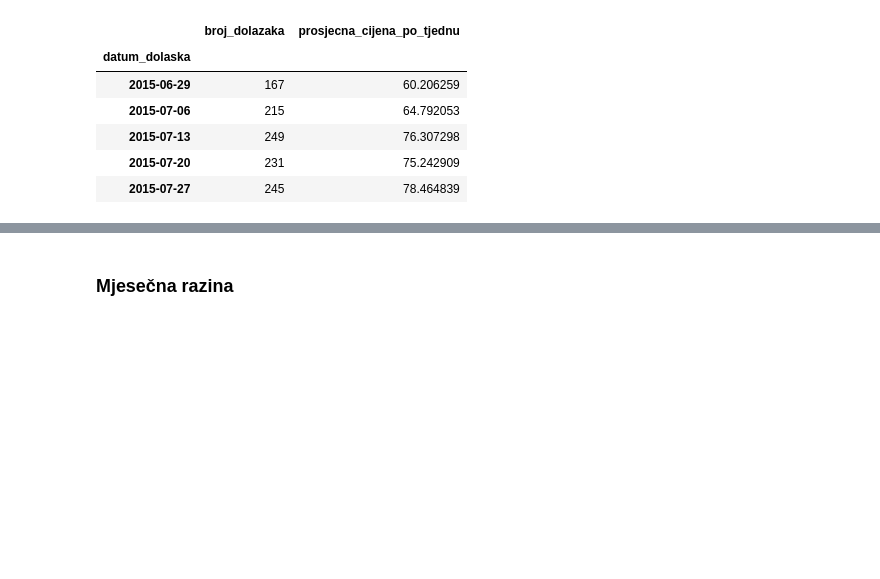
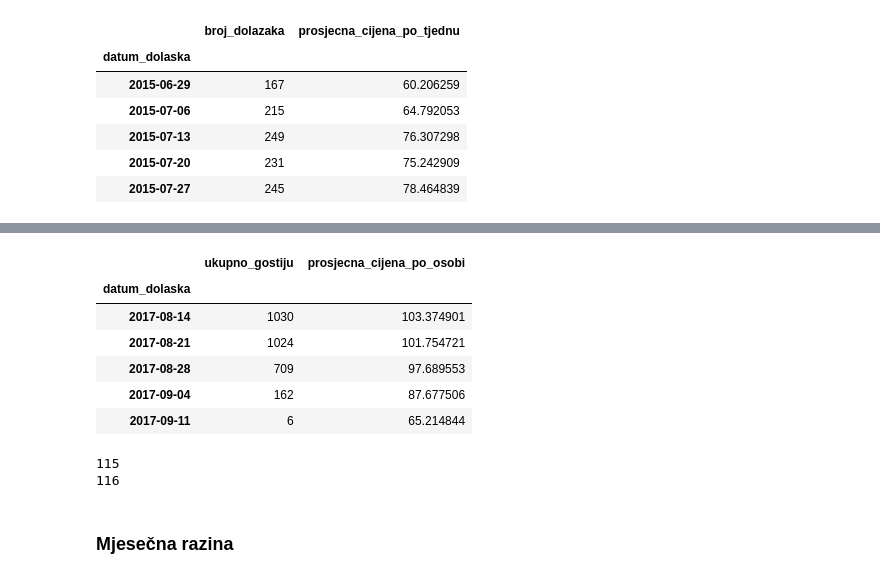
Before and after one commit to MarkoHaralovic/Prediction-of-Hotel-Occupancy, a Jupyter notebook: prediction-of-hotel-occupancy/notebooks/data_preprocessing.ipynb, the cells around one changed output, grey strips where cells are left out. Drawn from its saved outputs; the diff is of its cells as text; code cells hidden in the pictures; blank space fills up the shorter version.

```diff
--- a/prediction-of-hotel-occupancy/notebooks/data_preprocessing.ipynb
+++ b/prediction-of-hotel-occupancy/notebooks/data_preprocessing.ipynb
@@ -658,3 +658,19 @@ NumberOfNewGuestsWeeklyResort.head()
+# %%
+NumberOfGuestsWeeklyResort.tail()
+# %% [output]
+|  | ukupno_gostiju | prosjecna_cijena_po_osobi |
+| datum_dolaska |  |  |
+| 2017-08-14 | 1030 | 103.374901 |
+| 2017-08-21 | 1024 | 101.754721 |
+| 2017-08-28 | 709 | 97.689553 |
+| 2017-09-04 | 162 | 87.677506 |
+| 2017-09-11 | 6 | 65.214844 |
+# %%
+print(len(NumberOfNewGuestsWeeklyResort))
+print(len(NumberOfGuestsWeeklyResort))
+# %% [output]
+115
+116
 # %% [markdown]
 ### Mjesečna razina
 # %%
```
Also changed, not shown: parts of 1 cell of this notebook, 5 other files.
